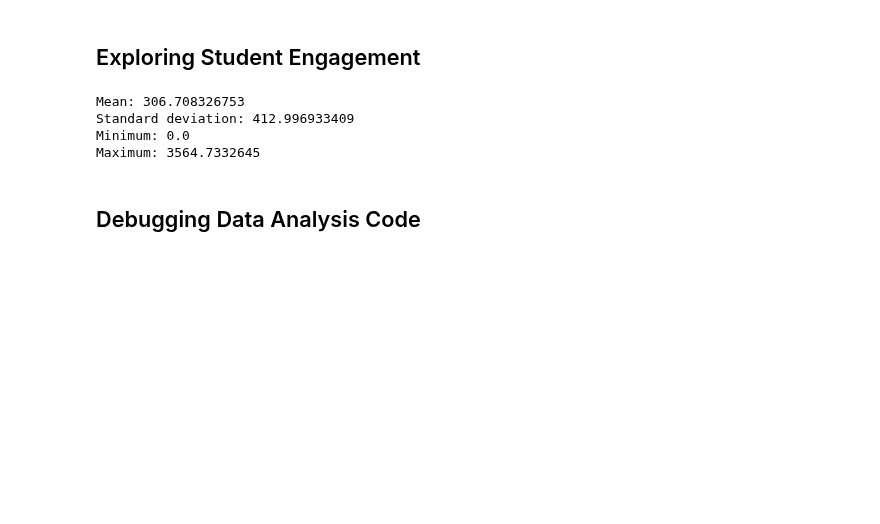
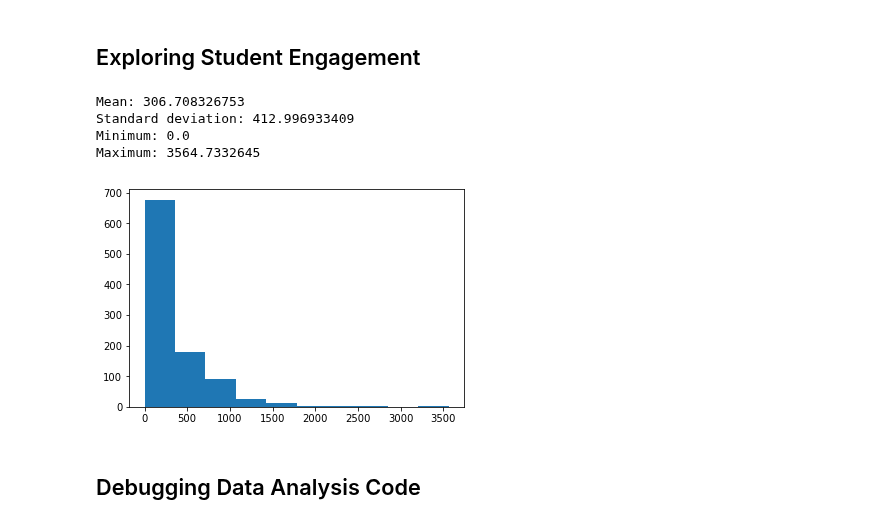
Before and after one commit to woahboy/IntrotoDataAnalysis, a Jupyter notebook: L1_Starter_Code.ipynb, the cells around one changed output. Drawn from its saved outputs; the diff is of its cells as text; code cells hidden in the pictures; blank space fills up the shorter version.

Commit message:
Worked on some data visualization

```diff
--- a/L1_Starter_Code.ipynb
+++ b/L1_Starter_Code.ipynb
@@ -351,21 +351,26 @@ def sum_grouped_items(group_data, field_name):
 
 total_minutes_by_account = sum_grouped_items(engagement_by_account, 'total_minutes_visited')
 # %%
+%matplotlib inline
+
+import matplotlib.pyplot as plt
 import numpy as np
 
 def describe_data(data):
     print 'Mean:', np.mean(data)
     print 'Standard deviation:', np.std(data)
     print 'Minimum:', np.min(data)
     print 'Maximum:', np.max(data)
+    plt.hist(data)
 
 total_minutes = total_minutes_by_account.values()
 describe_data(total_minutes)
 # %% [output]
 Mean: 306.708326753
 Standard deviation: 412.996933409
 Minimum: 0.0
 Maximum: 3564.7332645
+[figure, added]
 # %% [markdown]
 ## Debugging Data Analysis Code
 # %%
```
Also changed, not shown: parts of 9 cells of this notebook.
